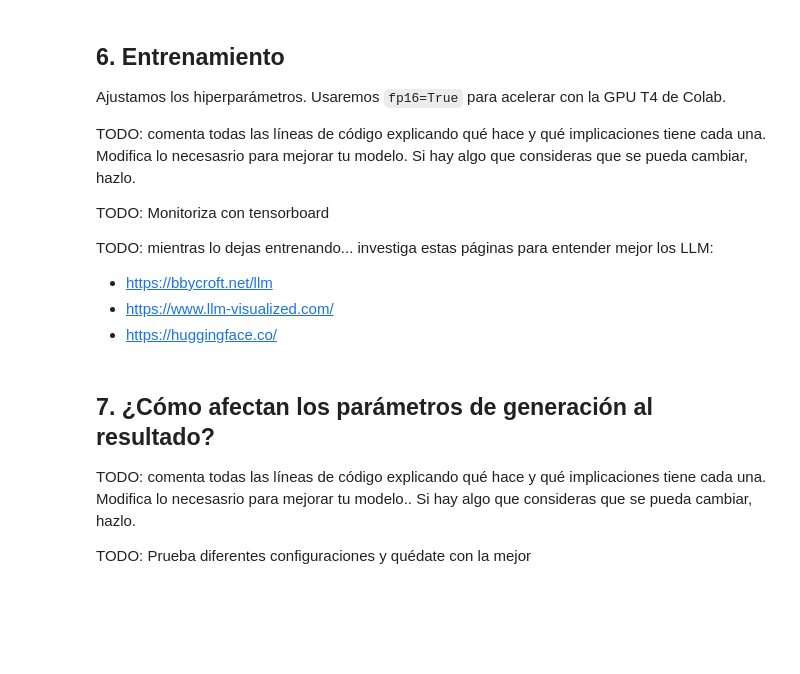
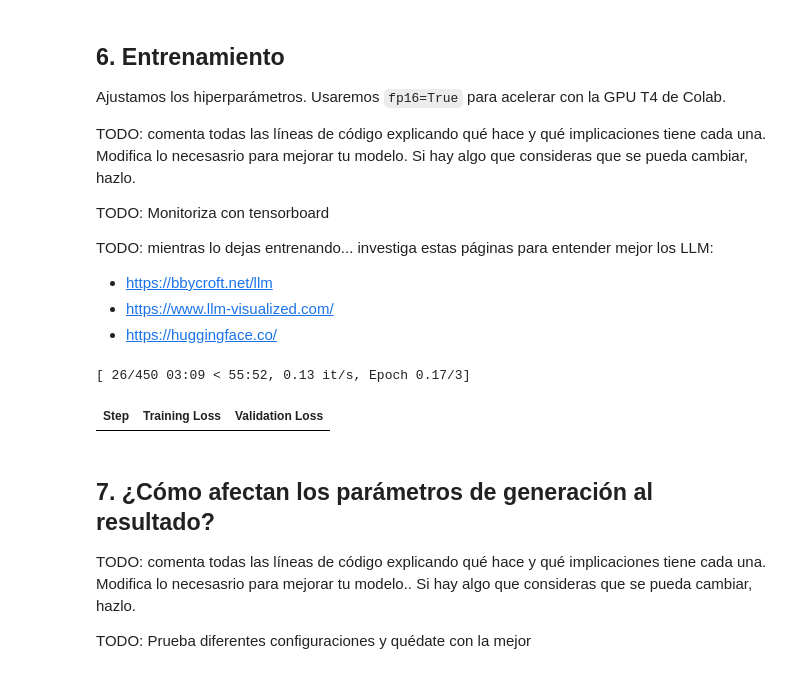
Before and after one commit to JavierPeraltaAzagra/Big-Data-e-IA, a Jupyter notebook: Programacion de IA/Procesamiento del Lenguaje Natural/Practica 4/Practica_4_Entrenamiento_MiniLLM.ipynb, the cells around one changed output. Cells and saved outputs as stored; diff of their text form; code cells hidden in the pictures; blank space fills up the shorter version.

```diff
--- a/Programacion de IA/Procesamiento del Lenguaje Natural/Practica 4/Practica_4_Entrenamiento_MiniLLM.ipynb
+++ b/Programacion de IA/Procesamiento del Lenguaje Natural/Practica 4/Practica_4_Entrenamiento_MiniLLM.ipynb
@@ -43,12 +41,12 @@ To support symlinks on Windows, you either need to activate Developer Mode or to
 # ==========================================================
 # OPCIÓN B: Chistes en Español (Humor)
 # ==========================================================
-dataset_id = "xaviviro/chistes_eugenio"
+#dataset_id = "xaviviro/chistes_eugenio"
 
 # ==========================================================
 # OPCIÓN C: Obras de Shakespeare (Inglés antiguo)
 # ==========================================================
-#dataset_id = "Trelis/tiny-shakespeare"
+dataset_id = "Trelis/tiny-shakespeare"
 
 print(f"📥 Descargando dataset: {dataset_id}...")
 # Cargamos el dataset. Usamos split='train' porque casi todos tienen esta partición
@@ -90,14 +89,15 @@ Además, el humor de Eugenio a menudo involucra la presentación de narraciones
 # %%
 #TODO:  Cada dataset llama a su columna de texto que queremos utilizar de una forma distinta... Investiga como es la tuya
-columna_texto = "chiste"
+# columna_texto = "chiste"
+columna_texto = "Text"
 # %% [markdown]
 ## 3. Limpieza y Preprocesamiento de Datos
 Cada dataset tiene sus propios ruidos. Vamos a limpiarlos usando Pandas. Depende del dataset tendrás que implementar unas u otras.. te dejo algunos ejemplos.
 # %%
 # IMPORTANTE: Asegúrate de definir task_type cuando selecciones el dataset arriba
 #task_type = "poetry"       # Para la Opción A
-task_type = "jokes"        # Para la Opción B
-# task_type = "shakespeare"  # Para la Opción C
+# task_type = "jokes"        # Para la Opción B
+task_type = "shakespeare"  # Para la Opción C
 
 #TODO: Realiza el preprocesamiento que consideres necesario
 
@@ -122,7 +122,7 @@ elif task_type == "shakespeare":
     df = df[df[columna_texto].str.len() > 30]
 
 #TODO: Elimina las filas vacías (obligatorio para todos)
-
+df = df.dropna(subset=[columna_texto])
 
 # Volvemos a convertir a formato Dataset de Hugging Face
 from datasets import Dataset
@@ -217,34 +229,38 @@ TODO: mientras lo dejas entrenando... investiga estas páginas para entender mej
 # %%
 from transformers import Trainer, TrainingArguments, DataCollatorForLanguageModeling
 
 #TODO: Aquí tienes que modificar los argumentos para utilizar tensorboard
 training_args = TrainingArguments(
     output_dir="mi-mini-llm",
     per_device_train_batch_size=16,
     per_device_eval_batch_size=16,
     eval_strategy="steps",
     eval_steps=200,
     logging_steps=100,
-    num_train_epochs=1, #Prueba primero con una epoca, cuando te funcione cambia este parámetro a lo que consideres.
-    weight_decay=0.1,
+    num_train_epochs=3,
+    weight_decay=0.01,
     lr_scheduler_type="cosine",
-    learning_rate=5e-4,
+    learning_rate=5e-5,
     fp16=True,
-    report_to="none",
+    report_to="tensorboard",
     save_total_limit=2,
 )
 
 data_collator = DataCollatorForLanguageModeling(tokenizer=tokenizer, mlm=False)
 
+# Creamos un trainer que servirá para entrenar nuestro modelo. Le pasamos el modelo, los argumentos de entrenamiento, los datasets tokenizados y el data collator.
 trainer = Trainer(
     model=model,
     args=training_args,
     train_dataset=tokenized_datasets["train"],
     eval_dataset=tokenized_datasets["test"],
     data_collator=data_collator,
 )
 
 trainer.train()
+# %% [output]
+[ 26/450 03:09 < 55:52, 0.13 it/s, Epoch 0.17/3]
+| Step | Training Loss | Validation Loss |
 # %% [markdown]
 ## 7. ¿Cómo afectan los parámetros de generación al resultado?
 
```
Also changed, not shown: parts of 9 cells of this notebook, 1 other file.
